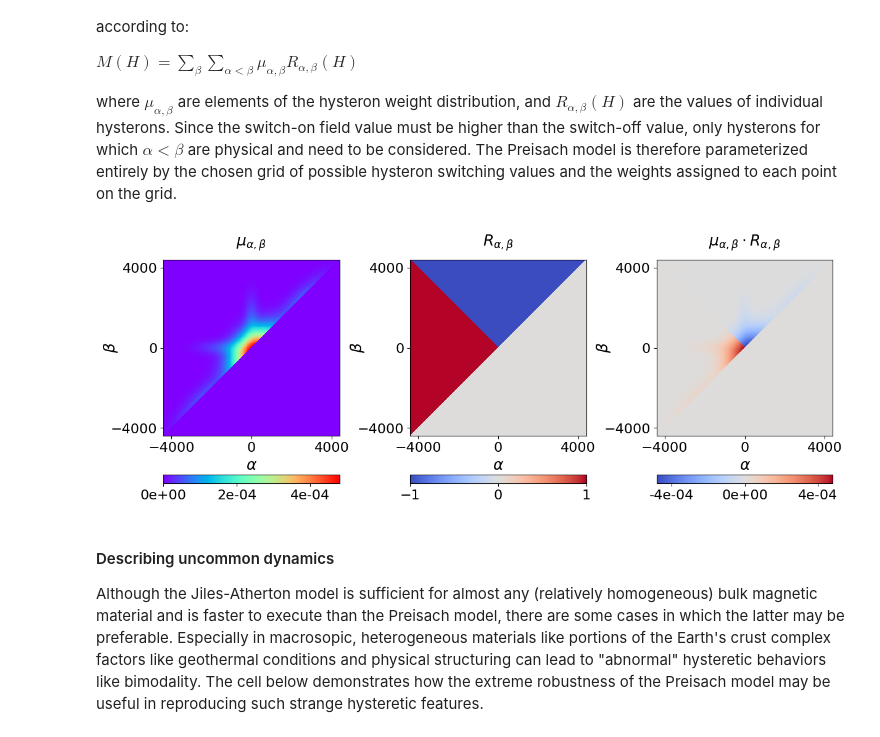
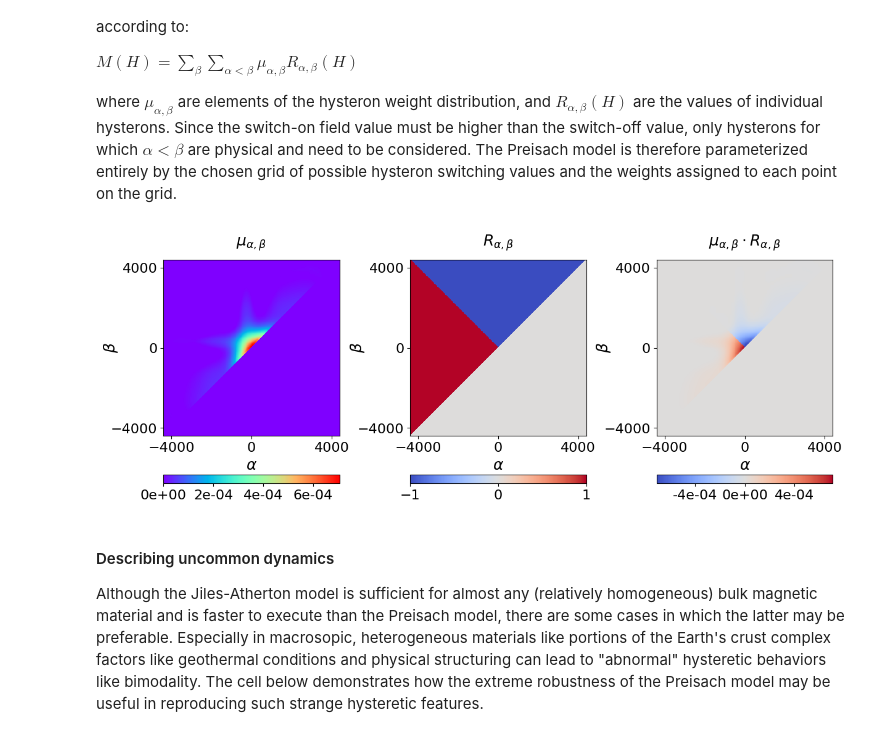
Before and after one commit to radiasoft/rsradia, a Jupyter notebook: examples/demos/hysteresis_demo.ipynb, the cells around one changed output. Cells and saved outputs as stored; diff of their text form; code cells hidden in the pictures.

````diff
--- a/examples/demos/hysteresis_demo.ipynb
+++ b/examples/demos/hysteresis_demo.ipynb
@@ -151,12 +153,6 @@ The chosen distribution can either be one of:
 
 (with necessary parameters ```dist_params``` given as a list or tuple), or a 2D array of weights for the hysteron grid.
 # %%
-# Define parameters for the Preisach density
-pr_mus = array([[.05,-.05], [0,.3], [-.3,0], [-.5,-.6], [.6,.5]])
-pr_Sigmas = array([[[.03,.01],[.01,.03]], [[.003,0],[0,.04]], [[.04,0],[0,.003]], \
-                   [[.05,.04],[.04,.05]], [[.04,.03],[.03,.04]]])
-pr_ws = array([.75, .025, .025, .1, .1])
-
 # Set model parameters for grade 20 steel
 pr_params = {
     'dH': 10,
@@ -164,8 +160,8 @@ pr_params = {
     'Ms': 1.2e6,
     'ab_max': 4e3,
     'ab_res': 25,
-    'distribution': 'gmixture',
-    'dist_params': (pr_mus, pr_Sigmas, pr_ws)
+    'distribution': npload("pr-model_g20-steel_density.npy"),
+    'dist_params': None,
 }
 
 # Construct a Preisach model & compute its hysteresis
@@ -264,16 +260,13 @@ where $\mu_{\alpha, \beta}$ are elements of the hysteron weight distribution, an
 # %%
 # Choose example values for magnetizing field and initial magnetization
 H_ex = 0
-B_ex = pr_model.point(H_ex, 'initial')
+B_ex = 0 #pr_model.remanence[0]
 
-# Create the example hysteron grid
+# Compute hysteron values at the prescribed field strength
 ab0 = (B_ex/pr_model.B_major.max())*pr_model._ab_max
 R = zeros(len(pr_model._grid))
 R[-pr_model._grid[:,0] >= pr_model._grid[:,1]-ab0] = 1
 R[-pr_model._grid[:,0] < pr_model._grid[:,1]-ab0] = -1
-
-# Compute hysteron values at a prescribed field strength
-R[H_ex>pr_model._grid[:, 1]] = 1
 R[pr_model._grid[:,0]>=pr_model._grid[:,1]] = 0
 
 # Create a figure to plot results for two of Jon's datasets
@@ -284,34 +277,34 @@ imKwargs = {
     'extent': 2*[1.1*pr_model._grid.min(), 1.1*pr_model._grid.max()],
 }
 
 fig, axs = plt.subplots(1, 3, figsize=(14,11))
 axs[0].set_title(r"$\mu_{\alpha, \beta}$", fontweight='bold', fontsize='18', y=1.05)
 axs[1].set_title(r"$R_{\alpha, \beta}$", fontweight='bold', fontsize='18', y=1.05)
 axs[2].set_title(r"$\mu_{\alpha, \beta}\cdot R_{\alpha, \beta}$", fontweight='bold', fontsize='18', y=1.05)
 dist = axs[0].imshow(pr_model._density.reshape(n_grid, n_grid).T, cmap='rainbow', **imKwargs)
 cbar1 = fig.colorbar(dist, ax=axs[0], location="bottom", orientation="horizontal", format='%.0e')
 cbar1.ax.tick_params(labelsize=16)
 cbar1.ax.xaxis.offsetText.set_fontsize(16)
 pgrid = axs[1].imshow(R.reshape(n_grid, n_grid).T, cmap='coolwarm', **imKwargs)
 cbar2 = fig.colorbar(pgrid, ax=axs[1], location="bottom", orientation="horizontal")
 cbar2.ax.tick_params(labelsize=16)
 cbar2.ax.xaxis.offsetText.set_fontsize(16)
 cbar2.ax.set_xticks([-1, 0, 1])
 wgrid = axs[2].imshow((R*pr_model._density).reshape(n_grid, n_grid).T, vmin=-pr_model._density.max(), vmax=pr_model._density.max(), cmap='coolwarm', **imKwargs)
 cbar3 = fig.colorbar(wgrid, ax=axs[2], location="bottom", orientation="horizontal", format='%.0e')
 cbar3.ax.tick_params(labelsize=16)
 cbar3.ax.xaxis.offsetText.set_fontsize(16)
 cbar3.ax.set_xticks([-4e-4, 0, 4e-4])
 for ax in axs:
     ax.set_xlabel(r"$\alpha$",fontsize=18)
     ax.set_ylabel(r"$\beta$",fontsize=18, labelpad=-10)
     ax.tick_params(labelsize=16)
     ax.set_xticks(H_ticks[::2])
     ax.set_yticks(H_ticks[::2])
 fig.subplots_adjust(wspace=.4, bottom=.5)
 fig.show()
 # %% [output]
-[figure, old version]
+[figure, new version]
 # %% [markdown]
 #### Describing uncommon dynamics
 Although the Jiles-Atherton model is sufficient for almost any (relatively homogeneous) bulk magnetic material and is faster to execute than the Preisach model, there are some cases in which the latter may be preferable. Especially in macrosopic, heterogeneous materials like portions of the Earth's crust complex factors like geothermal conditions and physical structuring can lead to "abnormal" hysteretic behaviors like bimodality. The cell below demonstrates how the extreme robustness of the Preisach model may be useful in reproducing such strange hysteretic features.
````
Also changed, not shown: parts of 11 cells of this notebook, 9 other files.
